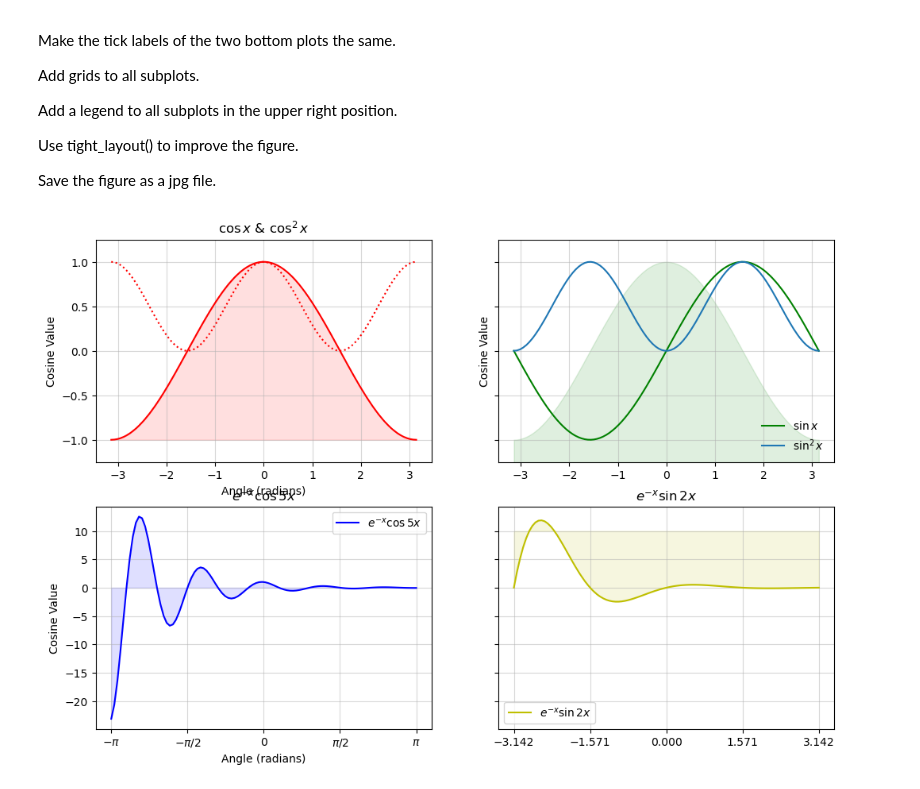
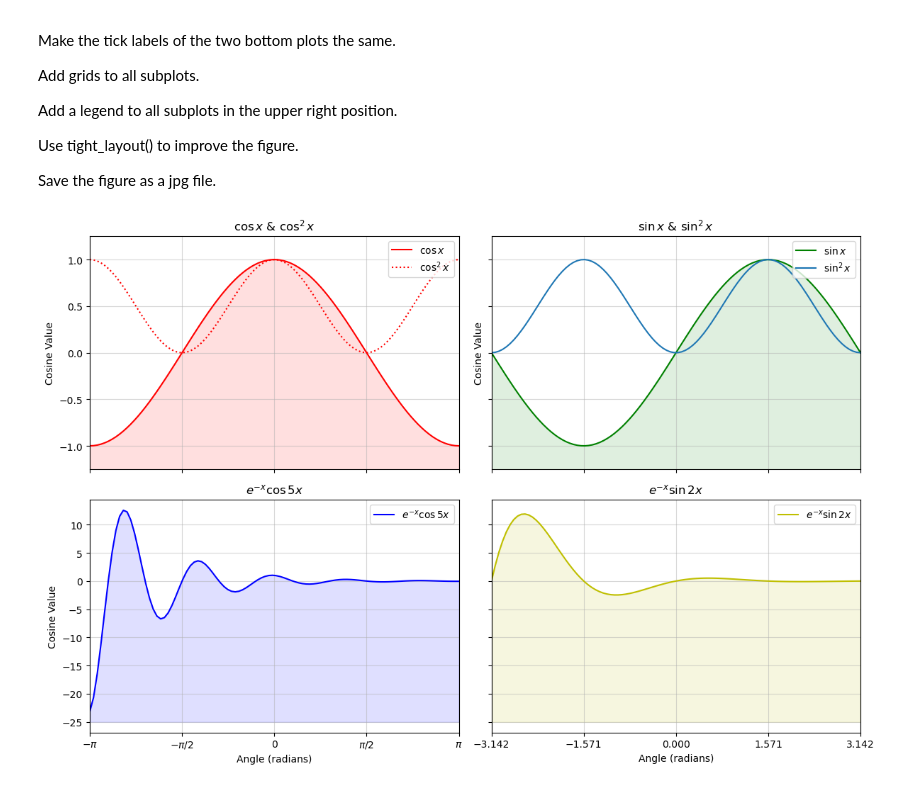
Before and after one commit to SPS-SP2273/learning-portfolio-2024-aug-agra1502, a Jupyter notebook: 7.2_plotting__exercises/plotting_(good)_exercises.ipynb, the cells around one changed output. Cells and saved outputs as stored; diff of their text form; code cells hidden in the pictures.

Commit message:
READY FOR REVIEW plotting_good_exercises

```diff
--- a/7.2_plotting__exercises/plotting_(good)_exercises.ipynb
+++ b/7.2_plotting__exercises/plotting_(good)_exercises.ipynb
@@ -33,49 +33,60 @@ sin_x = np.sin(x)
 fun1_x = np.exp(-x) * np.cos(5 * x)
 fun2_x = np.exp(-x) * np.sin(2 * x)
 
 #------- Plot the data -------#
 fig, axes = plt.subplots(nrows=2, ncols=2,
                          figsize=(12, 8),  sharey='row')
 
 #------- Subplot 1 -------#
-axes[0, 0].plot(x, cos_x, color='r', label='$\cos x$')
+axes[0, 0].plot(x, cos_x, color='r', label=r'$\cos x$')
 axes[0, 0].plot(x, cos_x**2, color='r',
-                linestyle=':', label='$\cos^2 x$')
-axes[0, 0].set_title('$\cos x$ & $\cos^2x$')
+                linestyle=':', label=r'$\cos^2 x$')
+axes[0, 0].set_title(r'$\cos x$ & $\cos^2x$')
+axes[0, 0].set_xlim(-3,3)
 axes[0, 0].set_ylabel('Cosine Value')
-axes[0, 0].fill_between(x, cos_x, -1, color='r', alpha=.125)
-axes[0, 0].set_xlabel('Angle (radians)')
+axes[0, 0].fill_between(x, cos_x, -1.5, color='r', alpha=.125)
+axes[0, 0].set_xticks([-np.pi, -np.pi / 2, 0, np.pi / 2, np.pi])
+axes[0, 0].set_xticklabels(['','','','',''])
+axes[0, 0].legend(loc='upper right')
 
 #------- Subplot 2 -------#
-axes[0, 1].plot(x, sin_x, color='g', label='$\sin x$')
-axes[0, 1].fill_between(x, cos_x, -2, color='g', alpha=.125)
-axes[0, 1].plot(x, sin_x**2, label='$\sin^2 x$')
+axes[0, 1].plot(x, sin_x, color='g', label=r'$\sin x$')
+axes[0, 1].fill_between(x, sin_x, -2, color='g', alpha=.125)
+axes[0, 1].plot(x, sin_x**2, label=r'$\sin^2 x$')
 axes[0, 1].set_ylabel('Cosine Value')
+axes[0, 1].set_title(r'$\sin x$ & $\sin^2x$')
 axes[0, 1].set_ylim(-1.25, 1.25)
-axes[0, 1].legend(loc='lower right', frameon=False)
+axes[0, 1].set_xlim(-3,3)
+axes[0, 1].set_xticks([-np.pi, -np.pi / 2, 0, np.pi / 2, np.pi])
+axes[0, 1].set_xticklabels(['','','','',''])
+axes[0, 1].legend(loc='upper right')
 
 #------- Subplot 3 -------#
-axes[1, 0].plot(x, fun1_x, color='b', label='$e^{-x}\cos 5x$')
-axes[1, 0].fill_between(x, fun1_x, 0, color='b', alpha=.125)
-axes[1, 0].set_title('$e^{-x}\cos 5x$')
+axes[1, 0].plot(x, fun1_x, color='b', label=r'$e^{-x}\cos 5x$')
+axes[1, 0].fill_between(x, fun1_x, -25, color='b', alpha=.125)
+axes[1, 0].set_title(r'$e^{-x}\cos 5x$')
 axes[1, 0].set_xlabel('Angle (radians)')
 axes[1, 0].set_ylabel('Cosine Value')
+axes[1, 0].set_xlim(-3,3)
 axes[1, 0].set_xticks([-np.pi, -np.pi / 2, 0, np.pi / 2, np.pi])
-axes[1, 0].set_xticklabels(['$-\pi$', '$-\pi/2$', '0', '$\pi/2$', '$\pi$'])
+axes[1, 0].set_xticklabels([r'$-\pi$', r'$-\pi/2$', r'0', r'$\pi/2$', r'$\pi$'])
 axes[1, 0].legend()
 
 #------- Subplot 4 -------#
-axes[1, 1].plot(x, fun2_x, color='y', label='$e^{-x}\sin 2x$')
-axes[1, 1].set_title('$e^{-x}\sin 2x$')
-axes[1, 1].fill_between(x, fun2_x, 10, color='y', alpha=.125)
+axes[1, 1].plot(x, fun2_x, color='y', label=r'$e^{-x}\sin 2x$')
+axes[1, 1].set_title(r'$e^{-x}\sin 2x$')
+axes[1, 1].set_xlabel('Angle (radians)')
+axes[1, 1].set_xlim(-3,3)
+axes[1, 1].fill_between(x, fun2_x, -25, color='y', alpha=.125)
 axes[1, 1].set_xticks([-np.pi, -np.pi / 2, 0, np.pi / 2, np.pi])
 axes[1, 1].legend()
 
 # 'flatten', 'opens' the 2D array into a simple 1D array
 for a in axes.flatten():
     a.grid(alpha=.5)
 
-# plt.tight_layout()
-plt.show(block=False)
+plt.tight_layout()
+plt.savefig('/Users/yashagrawal/Desktop/NUS/my-plot-1.jpg', dpi=300)
+plt.show()
 # %% [output]
-[figure, old version]
+[figure, new version]
```
